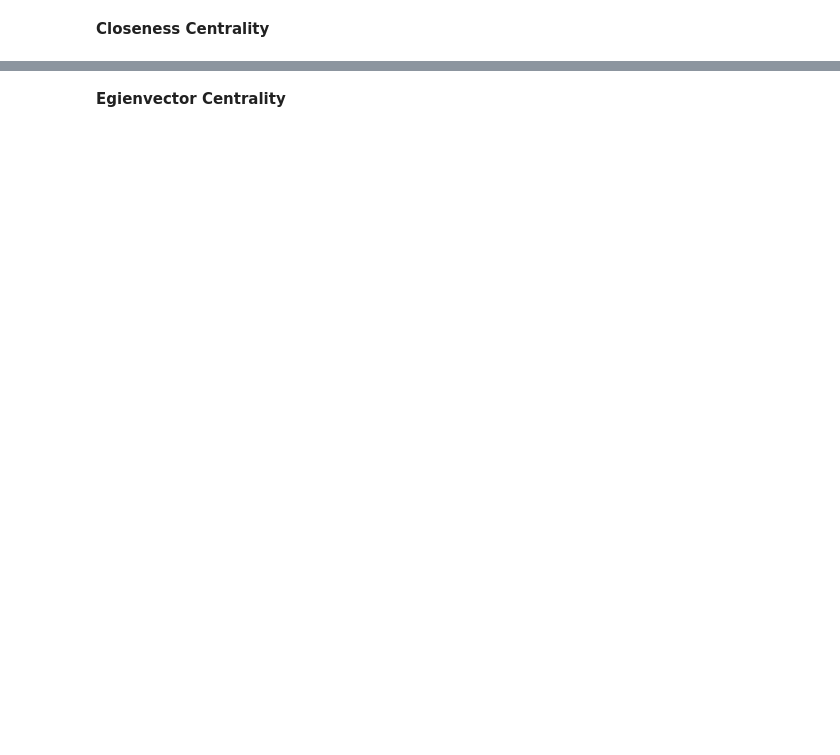
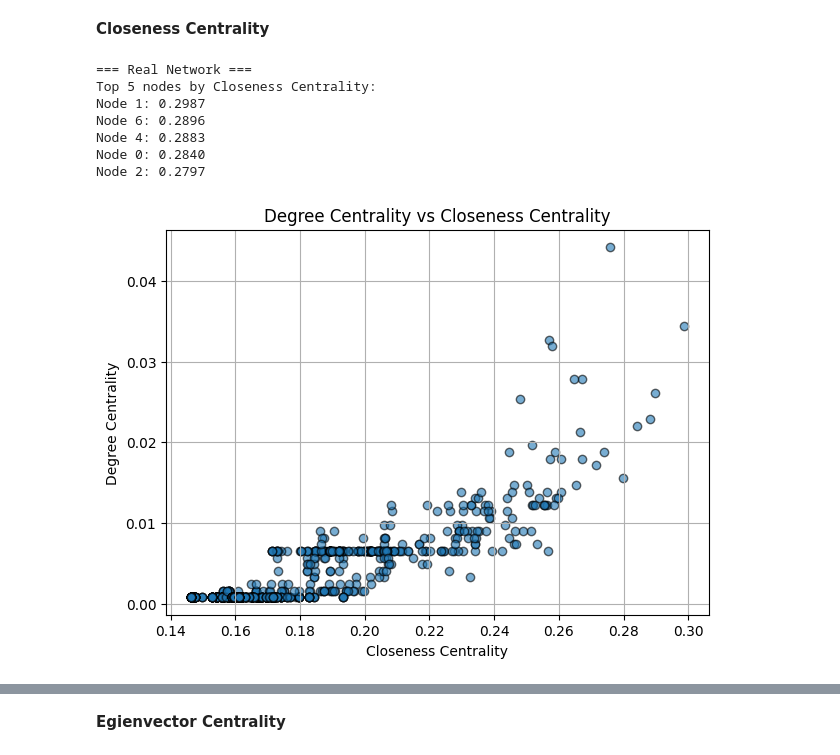
Before and after one commit to Master-HPC-2025/SNA-steam, a Jupyter notebook: project.ipynb, the cells around one changed output, grey strips where cells are left out. Saved outputs shown, nothing was run; the diff lists cells and outputs as text; code cells hidden in the pictures; blank space fills up the shorter version.

```diff
--- a/project.ipynb
+++ b/project.ipynb
@@ -403,2 +457,14 @@ Average Shortest Path Length: 3.763694572367461
 # %% [markdown]
 **Closeness Centrality**
+# %%
+cc = compute_and_display_closeness_centrality(G, "Real Network")
+plot_vs_degree(G, cc, "Degree Centrality vs Closeness Centrality", "Closeness Centrality", "Degree Centrality")
+# %% [output]
+=== Real Network ===
+Top 5 nodes by Closeness Centrality:
+Node 1: 0.2987
+Node 6: 0.2896
+Node 4: 0.2883
+Node 0: 0.2840
+Node 2: 0.2797
+[figure, added]
```
Also changed, not shown: parts of 7 cells of this notebook.
